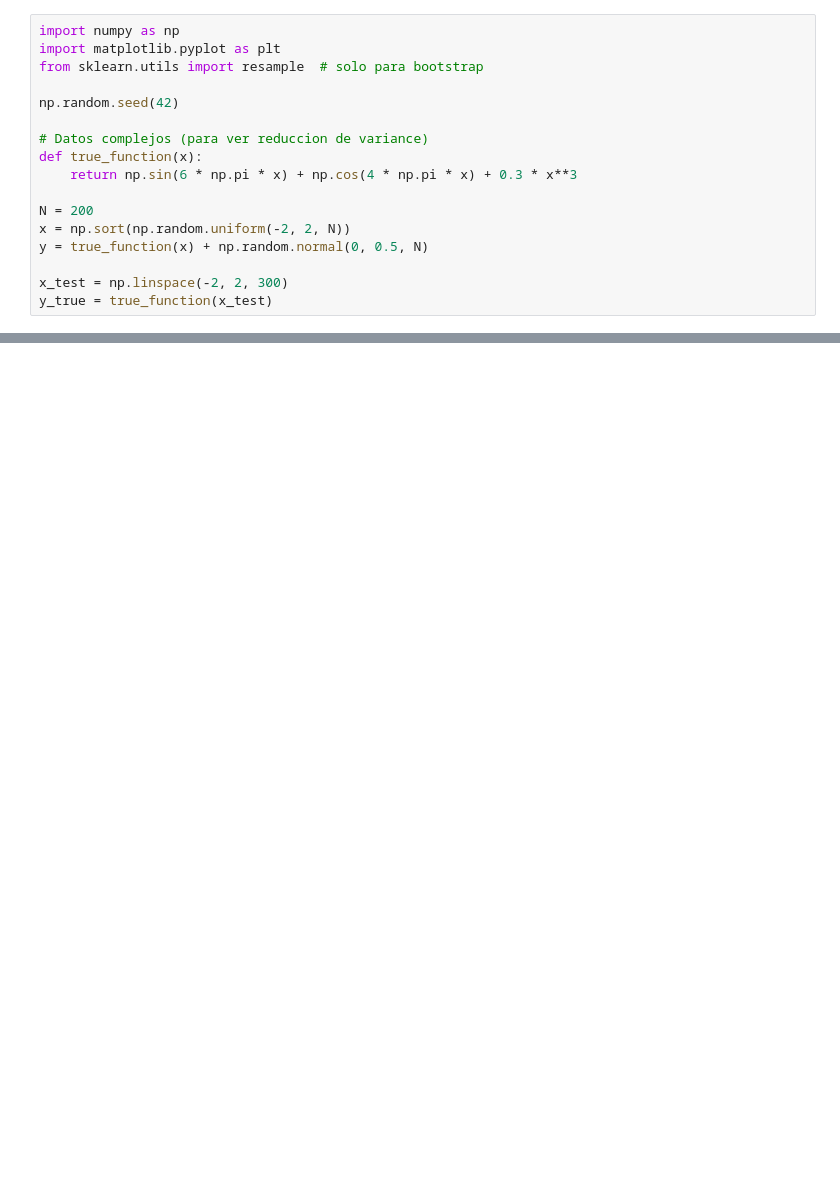
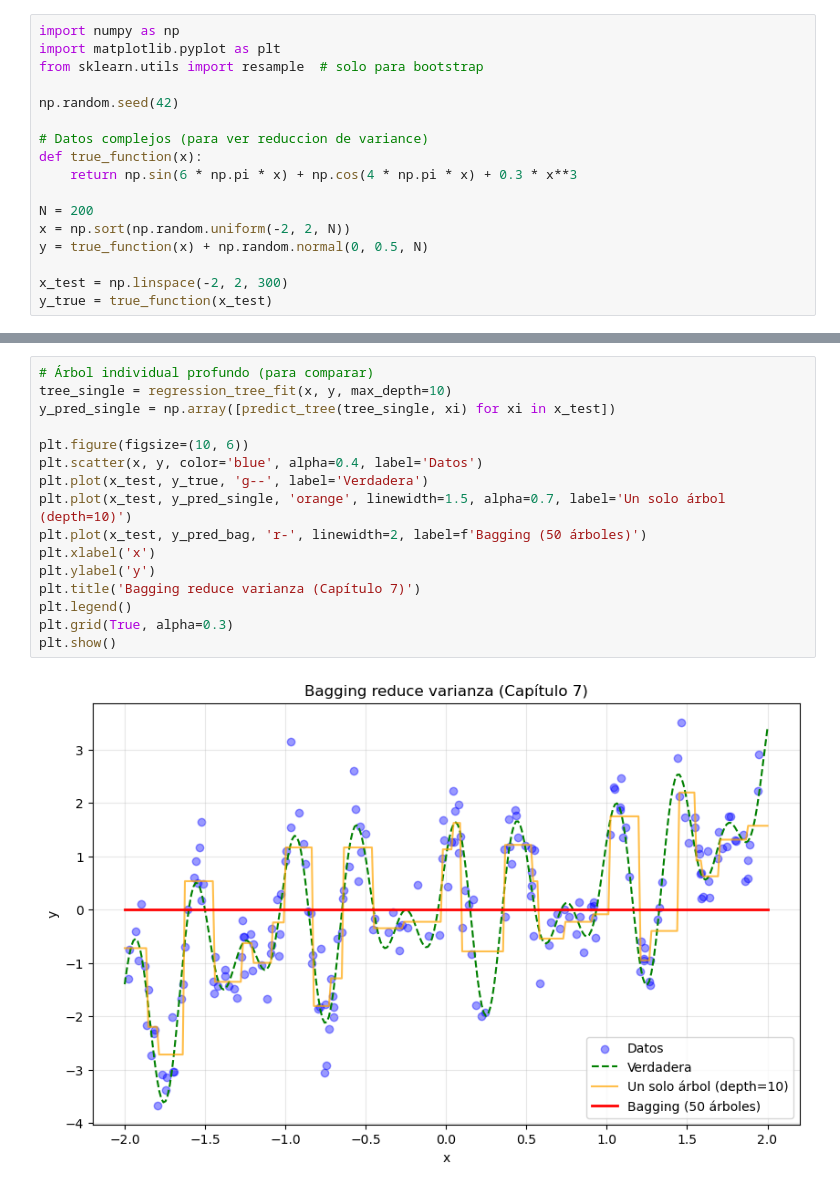
Before and after one commit to polosur1982/elementos-statistical-learning, a Jupyter notebook: notebooks/07_bagging_trees.ipynb, the cells around one changed output, grey strips where cells are left out. Cells and saved outputs as stored; diff of their text form; blank space fills up the shorter version.

```diff
--- a/notebooks/07_bagging_trees.ipynb
+++ b/notebooks/07_bagging_trees.ipynb
@@ -80,0 +82,18 @@ NameError: name 'rigth' is not defined
+# %%
+# Árbol individual profundo (para comparar)
+tree_single = regression_tree_fit(x, y, max_depth=10)
+y_pred_single = np.array([predict_tree(tree_single, xi) for xi in x_test])
+
+plt.figure(figsize=(10, 6))
+plt.scatter(x, y, color='blue', alpha=0.4, label='Datos')
+plt.plot(x_test, y_true, 'g--', label='Verdadera')
+plt.plot(x_test, y_pred_single, 'orange', linewidth=1.5, alpha=0.7, label='Un solo árbol (depth=10)')
+plt.plot(x_test, y_pred_bag, 'r-', linewidth=2, label=f'Bagging (50 árboles)')
+plt.xlabel('x')
+plt.ylabel('y')
+plt.title('Bagging reduce varianza (Capítulo 7)')
+plt.legend()
+plt.grid(True, alpha=0.3)
+plt.show()
+# %% [output]
+[figure, added]
```
Also changed, not shown: parts of 2 cells of this notebook, 6 other files.
